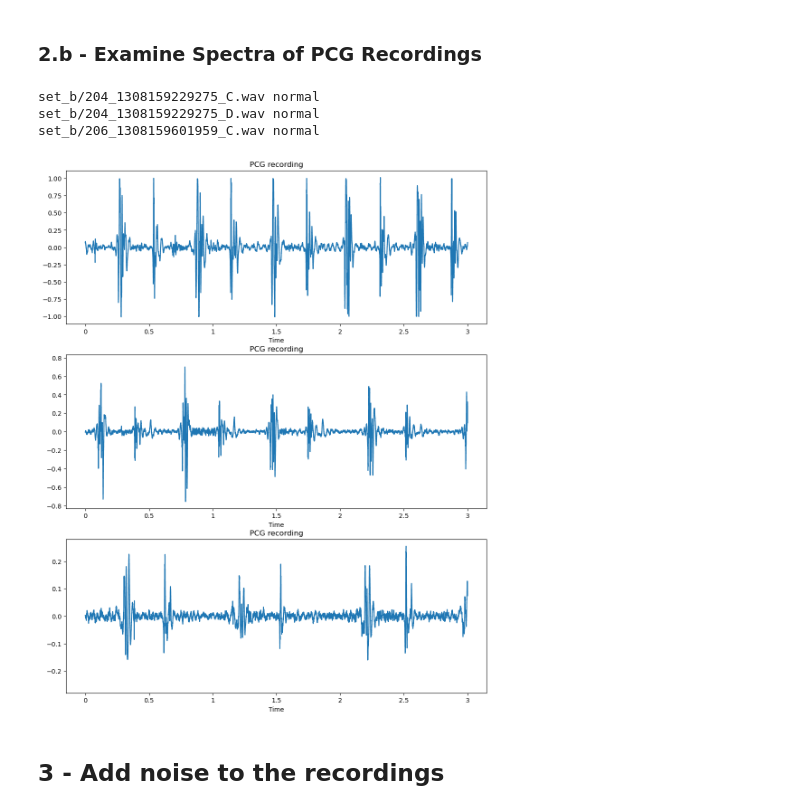
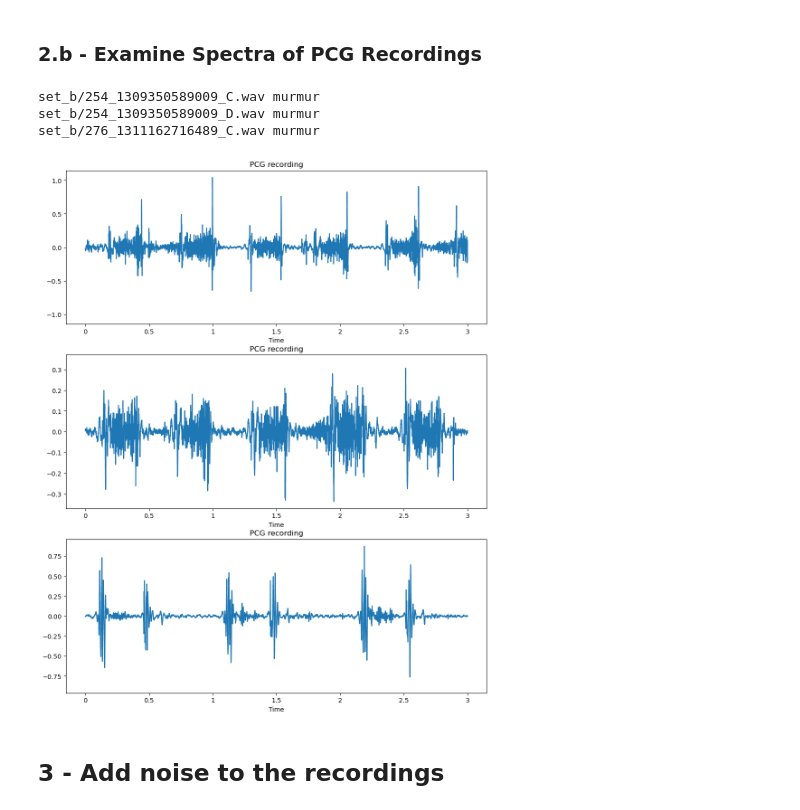
Before and after one commit to Rice-MECE-Capstone-Projects/Heart---Spring-2025, a Jupyter notebook: emmanuel-zerefa/u-net.ipynb, the cells around one changed output. Drawn from its saved outputs; the diff is of its cells as text; code cells hidden in the pictures.

```diff
--- a/emmanuel-zerefa/u-net.ipynb
+++ b/emmanuel-zerefa/u-net.ipynb
@@ -449,41 +449,41 @@ for f_name in fnames[::-53]: # anything weird about the spectra?
 
 target_freq = 2000
 num_to_show=3
-startidx =193
+startidx = 55
 
 fig, ax = plt.subplots(nrows=num_to_show, figsize=(12, 5*num_to_show))
 # want to show the same length for all of them actually. 3 seconds.
 good_idx = 0
 for rowidx,row in pcg_data.iloc[startidx:,:].reset_index().iterrows():
   if num_to_show<=good_idx:
     break
 
   # recording name and type
   fname = row['fname']
   fpath = pascal_dset_path+fname
 
   # load the data
   data, sr = load_from_filepath(fpath)
   length_of_rec = len(data)/sr
   # want to plot the same length for all recordings
   if length_of_rec<=3:
     continue
   # good to plot
   print(fname, row['label'])
   #print(max(data))
   data = downsample(data,sr,target_freq) # downsampled data
   #print(max(data))
   ax[good_idx].set(title='PCG recording')
   #ax[1].set(title='PCG+Noise')
   librosa.display.waveshow(data[:target_freq*3],sr=target_freq,ax=ax[good_idx]) # original data
   good_idx+=1
 
 # data either looks ok ish or horrible
 # %% [output]
-set_b/204_1308159229275_C.wav normal
-set_b/204_1308159229275_D.wav normal
-set_b/206_1308159601959_C.wav normal
+set_b/254_1309350589009_C.wav murmur
+set_b/254_1309350589009_D.wav murmur
+set_b/276_1311162716489_C.wav murmur
-[figure, old version]
+[figure, new version]
 # %% [markdown]
 ## 3 - Add noise to the recordings
 # %%
```
